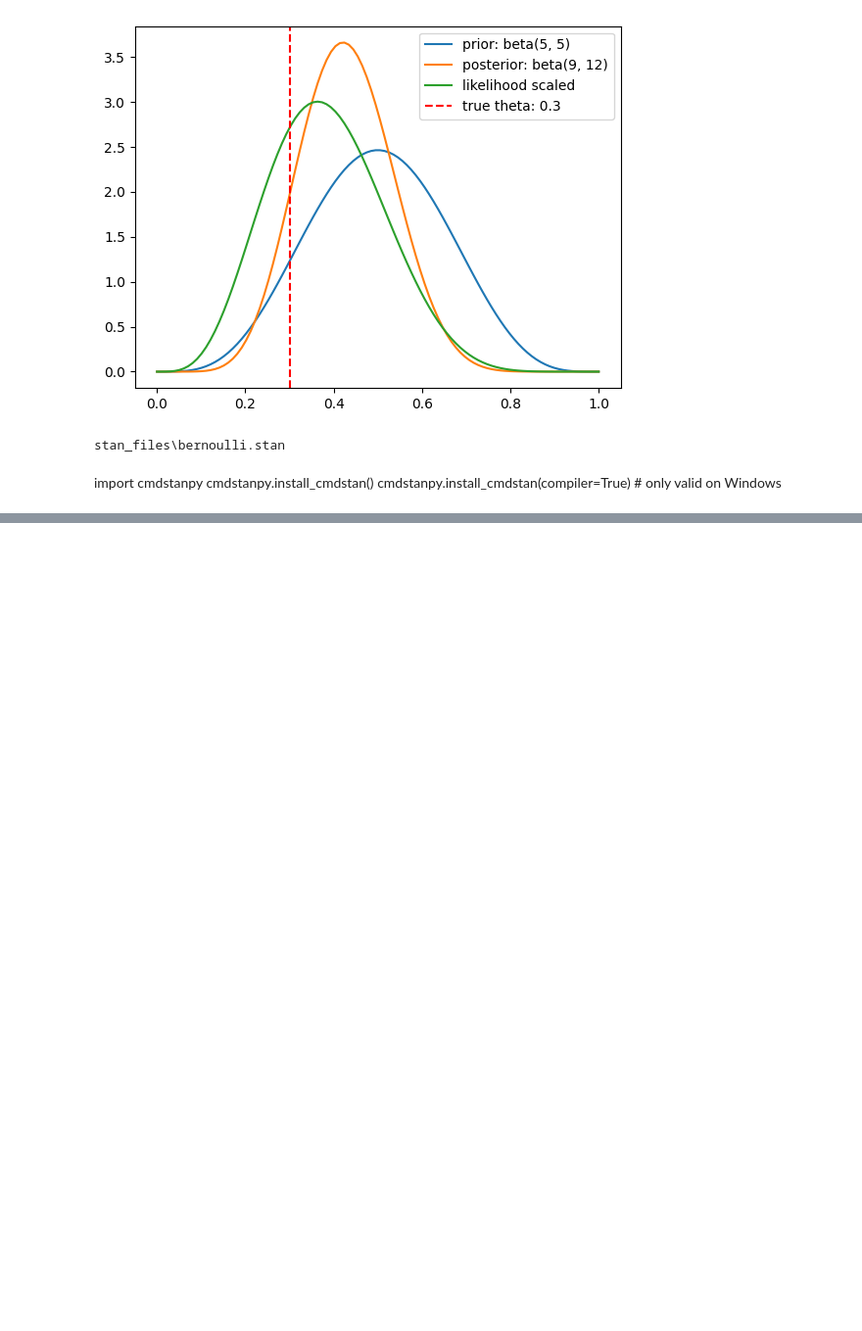
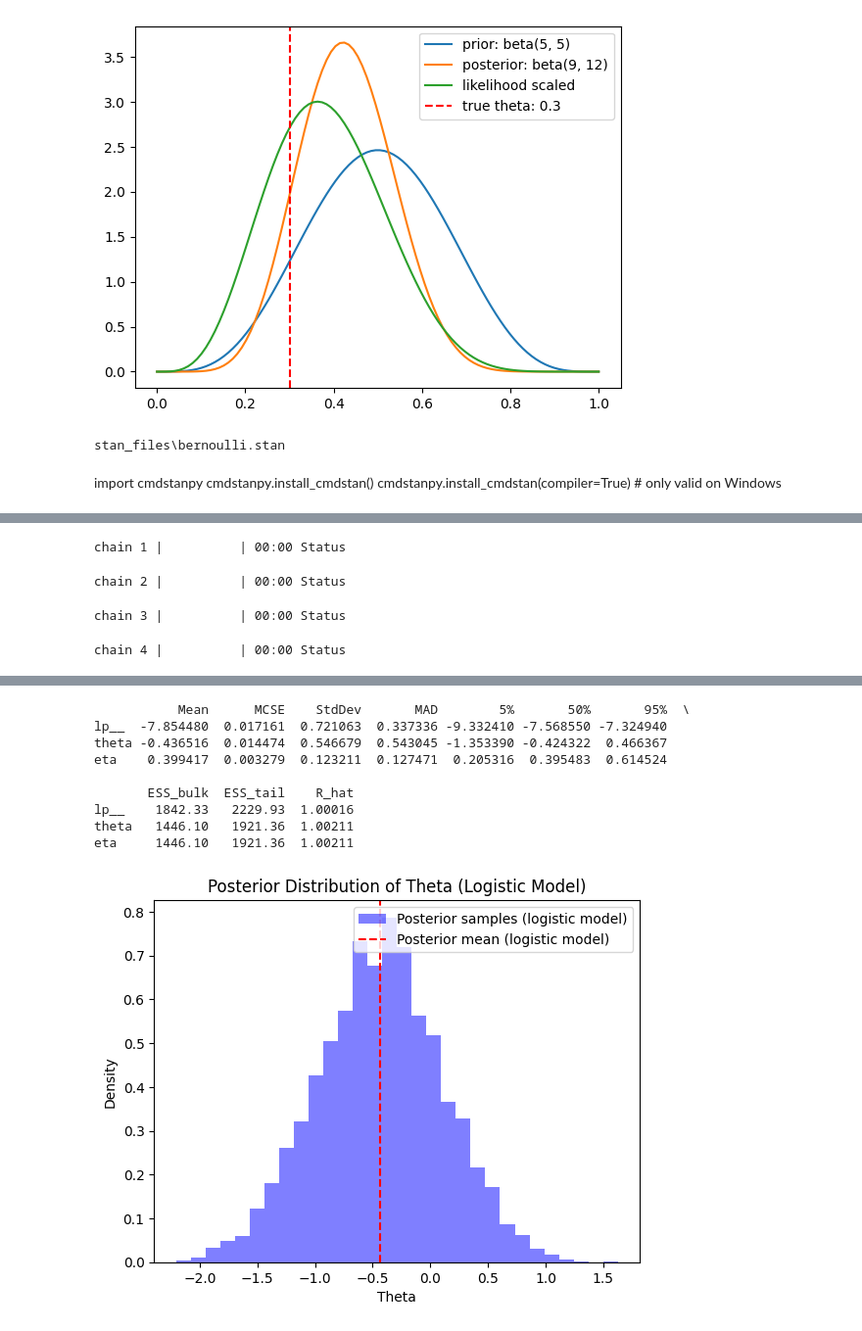
Before and after one commit to yongduek/KOS6313, a Jupyter notebook: beta_bernoulli.ipynb, the cells around one changed output, grey strips where cells are left out. Shown: that part at 98% size. Drawn from its saved outputs; the diff is of its cells as text; code cells hidden in the pictures; blank space fills up the shorter version.

```diff
--- a/beta_bernoulli.ipynb
+++ b/beta_bernoulli.ipynb
@@ -192,0 +250,58 @@ plt.show()
+# %%
+stan_code = """
+functions {
+    real logistic_function(real x) {
+        return 1 / (1 + exp(-x));
+    }
+}
+data {
+    int<lower=0> N;  // number of trials
+    array[N] int<lower=0, upper=1> y;  // observed data
+    real mm;  // mean of normal prior for theta
+    real ss;  // standard deviation of normal prior for theta
+}
+parameters {
+    real theta;  // parameter of interest
+}
+transformed parameters {
+    real eta = logistic_function(theta);  // transformed parameter
+}
+model {
+    theta ~ normal(mm, ss);  // prior for theta
+    y ~ bernoulli(eta);  // likelihood
+}
+"""
+
+# Save the new Stan code to a file
+stan_file_logistic = os.path.join(dirname, 'logistic_model.stan')
+with open(stan_file_logistic, 'w') as f:
+    f.write(stan_code)
+
+# Create a CmdStanModel object for the new Stan model
+logistic_model = CmdStanModel(stan_file=stan_file_logistic)
+
+# Define the data dictionary for the logistic model
+data_logistic = {
+    'N': N,
+    'y': y,
+    'mm': 0,  # mean of normal prior
+    'ss': 1   # standard deviation of normal prior
+}
+
+# Perform MCMC sampling
+fit_logistic = logistic_model.sample(data=data_logistic, chains=4, iter_sampling=1000, iter_warmup=500)
+
+# Extract the samples for theta
+theta_samples_logistic = fit_logistic.stan_variable('theta')
+
+# Print the summary of the fit
+print(fit_logistic.summary())
+# Plot the posterior distribution of theta
+plt.hist(theta_samples_logistic, bins=30, density=True, alpha=0.5, color='blue', label='Posterior samples (logistic model)')
+plt.axvline(np.mean(theta_samples_logistic), color='red', linestyle='dashed', label='Posterior mean (logistic model)')
+plt.xlabel('Theta')
+plt.ylabel('Density')
+plt.title('Posterior Distribution of Theta (Logistic Model)')
+plt.legend()
+plt.show()
+# %% [output]
@@ -192,0 +311,4 @@ plt.show()
+chain 1 |          | 00:00 Status
+chain 2 |          | 00:00 Status
+chain 3 |          | 00:00 Status
+chain 4 |          | 00:00 Status
@@ -192,0 +316,10 @@ plt.show()
+           Mean      MCSE    StdDev       MAD        5%       50%       95%  \
+lp__  -7.854480  0.017161  0.721063  0.337336 -9.332410 -7.568550 -7.324940
+theta -0.436516  0.014474  0.546679  0.543045 -1.353390 -0.424322  0.466367
+eta    0.399417  0.003279  0.123211  0.127471  0.205316  0.395483  0.614524
+
+       ESS_bulk  ESS_tail    R_hat
+lp__    1842.33   2229.93  1.00016
+theta   1446.10   1921.36  1.00211
+eta     1446.10   1921.36  1.00211
+[figure, added]
```
Also changed, not shown: parts of 8 cells of this notebook, 2 other files.
